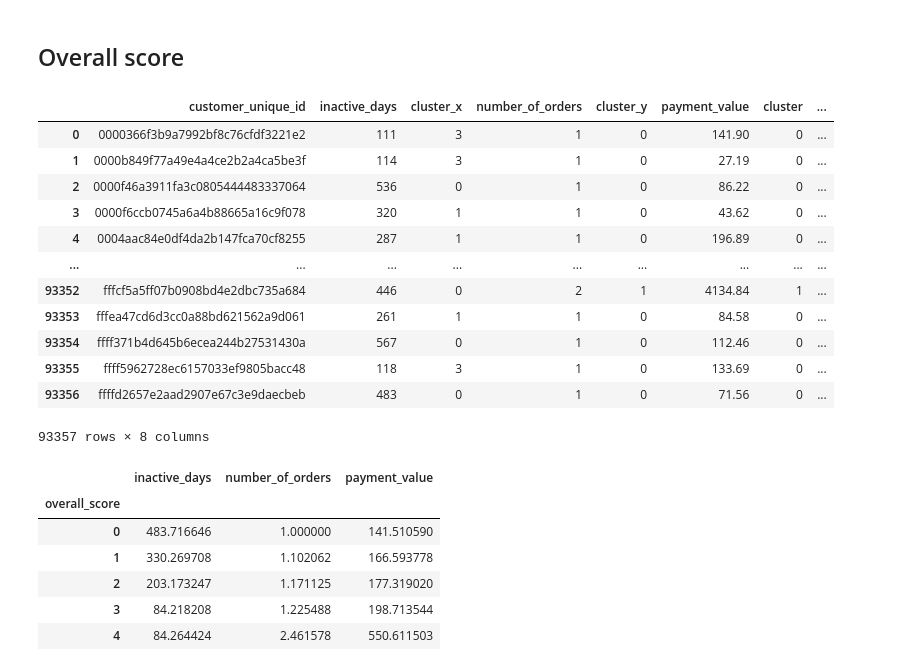
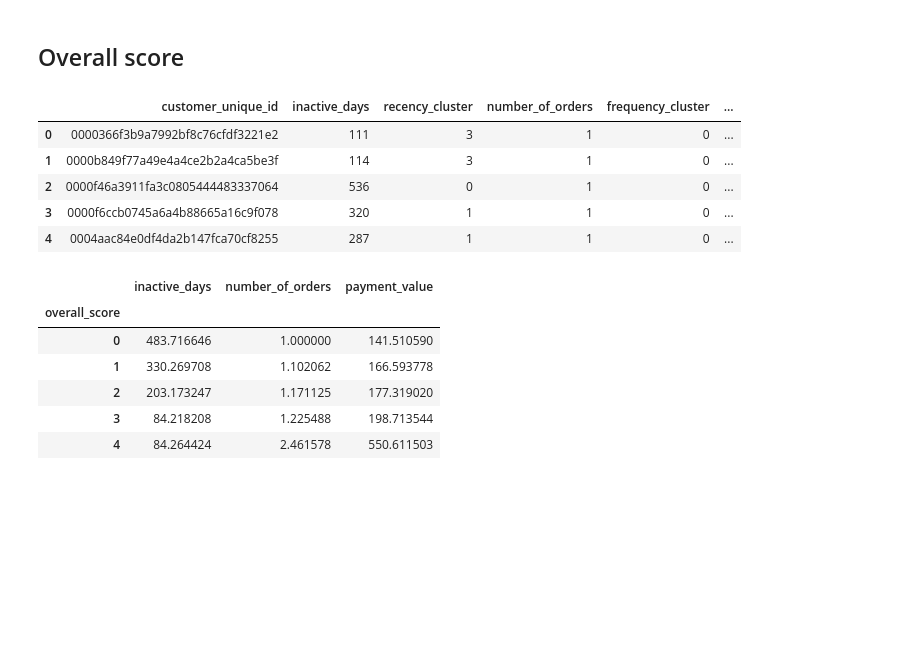
Before and after one commit to gracechia/olist-customer-segmentation, a Jupyter notebook: olist_customer_segmentation.ipynb, the cells around one changed output. Drawn from its saved outputs; the diff is of its cells as text; code cells hidden in the pictures; blank space fills up the shorter version.

Commit message:
updated overall scores and added visualisations

```diff
--- a/olist_customer_segmentation.ipynb
+++ b/olist_customer_segmentation.ipynb
@@ -413,19 +405,25 @@ overall['overall_score'] = overall['cluster_x'] + overall['cluster_y'] + overall
+# %%
+# Merge recency, frequency and monetary dataframes together on customer uuid
+overall = recency.merge(frequency, on='customer_unique_id')
+overall = overall.merge(monetary, on='customer_unique_id')
+
+# Rename cluster columns
+overall.rename(columns={'cluster_x': 'recency_cluster',
+                       'cluster_y': 'frequency_cluster',
+                       'cluster': 'monetary_cluster'},
+              inplace=True)
+
+# Sum up the clusters to obtain the overall score
+overall['overall_score'] = overall['recency_cluster'] + overall['frequency_cluster'] + overall['monetary_cluster']
 # %%
-overall
+overall.head()
 # %% [output]
-|  | customer_unique_id | inactive_days | cluster_x | number_of_orders | cluster_y | payment_value | cluster | ... |
-| 0 | 0000366f3b9a7992bf8c76cfdf3221e2 | 111 | 3 | 1 | 0 | 141.90 | 0 | ... |
-| 1 | 0000b849f77a49e4a4ce2b2a4ca5be3f | 114 | 3 | 1 | 0 | 27.19 | 0 | ... |
-| 2 | 0000f46a3911fa3c0805444483337064 | 536 | 0 | 1 | 0 | 86.22 | 0 | ... |
-| 3 | 0000f6ccb0745a6a4b88665a16c9f078 | 320 | 1 | 1 | 0 | 43.62 | 0 | ... |
-| 4 | 0004aac84e0df4da2b147fca70cf8255 | 287 | 1 | 1 | 0 | 196.89 | 0 | ... |
-| ... | ... | ... | ... | ... | ... | ... | ... | ... |
-| 93352 | fffcf5a5ff07b0908bd4e2dbc735a684 | 446 | 0 | 2 | 1 | 4134.84 | 1 | ... |
-| 93353 | fffea47cd6d3cc0a88bd621562a9d061 | 261 | 1 | 1 | 0 | 84.58 | 0 | ... |
-| 93354 | ffff371b4d645b6ecea244b27531430a | 567 | 0 | 1 | 0 | 112.46 | 0 | ... |
-| 93355 | ffff5962728ec6157033ef9805bacc48 | 118 | 3 | 1 | 0 | 133.69 | 0 | ... |
-| 93356 | ffffd2657e2aad2907e67c3e9daecbeb | 483 | 0 | 1 | 0 | 71.56 | 0 | ... |
+|  | customer_unique_id | inactive_days | recency_cluster | number_of_orders | frequency_cluster | ... |
+| 0 | 0000366f3b9a7992bf8c76cfdf3221e2 | 111 | 3 | 1 | 0 | ... |
+| 1 | 0000b849f77a49e4a4ce2b2a4ca5be3f | 114 | 3 | 1 | 0 | ... |
+| 2 | 0000f46a3911fa3c0805444483337064 | 536 | 0 | 1 | 0 | ... |
+| 3 | 0000f6ccb0745a6a4b88665a16c9f078 | 320 | 1 | 1 | 0 | ... |
+| 4 | 0004aac84e0df4da2b147fca70cf8255 | 287 | 1 | 1 | 0 | ... |
-93357 rows × 8 columns
 # %%
 overall.groupby('overall_score')[['inactive_days', 'number_of_orders', 'payment_value']].mean()
 # %% [output]
```
Also changed, not shown: parts of 8 cells of this notebook.
